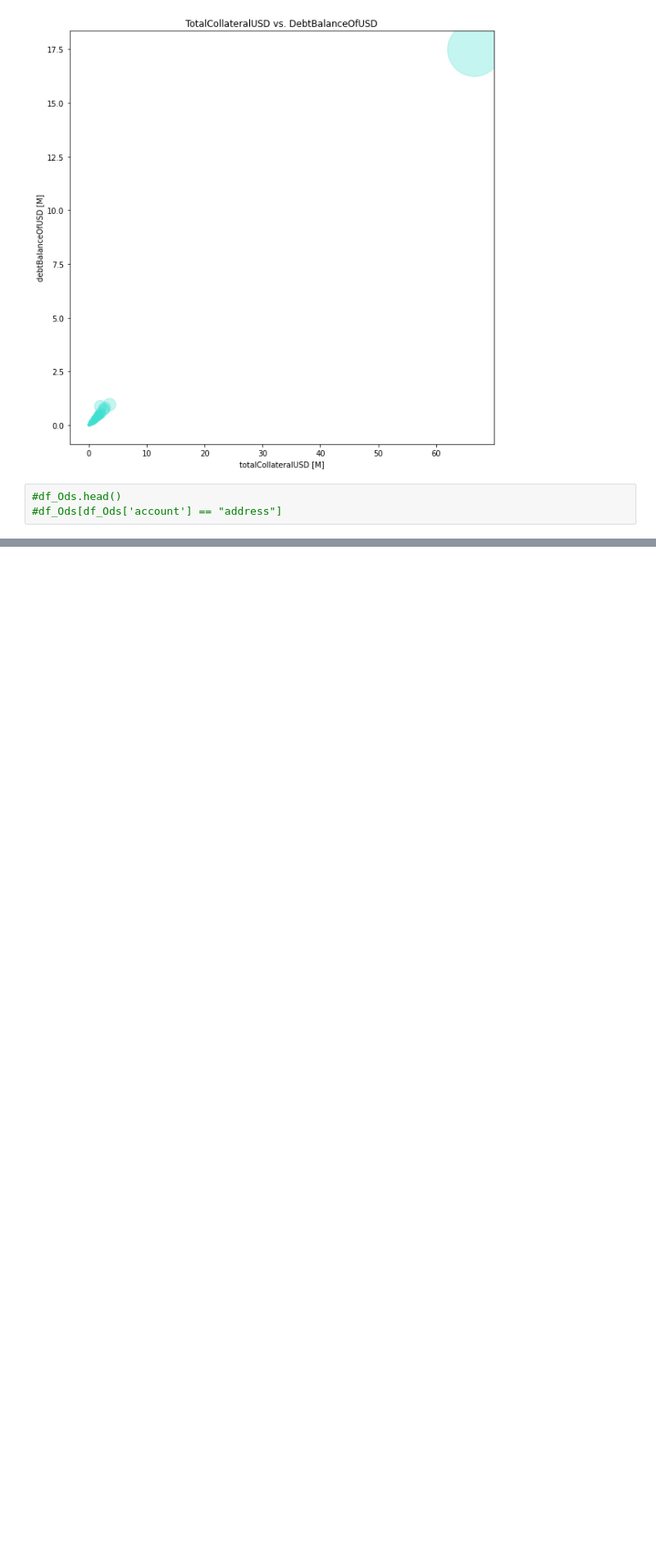
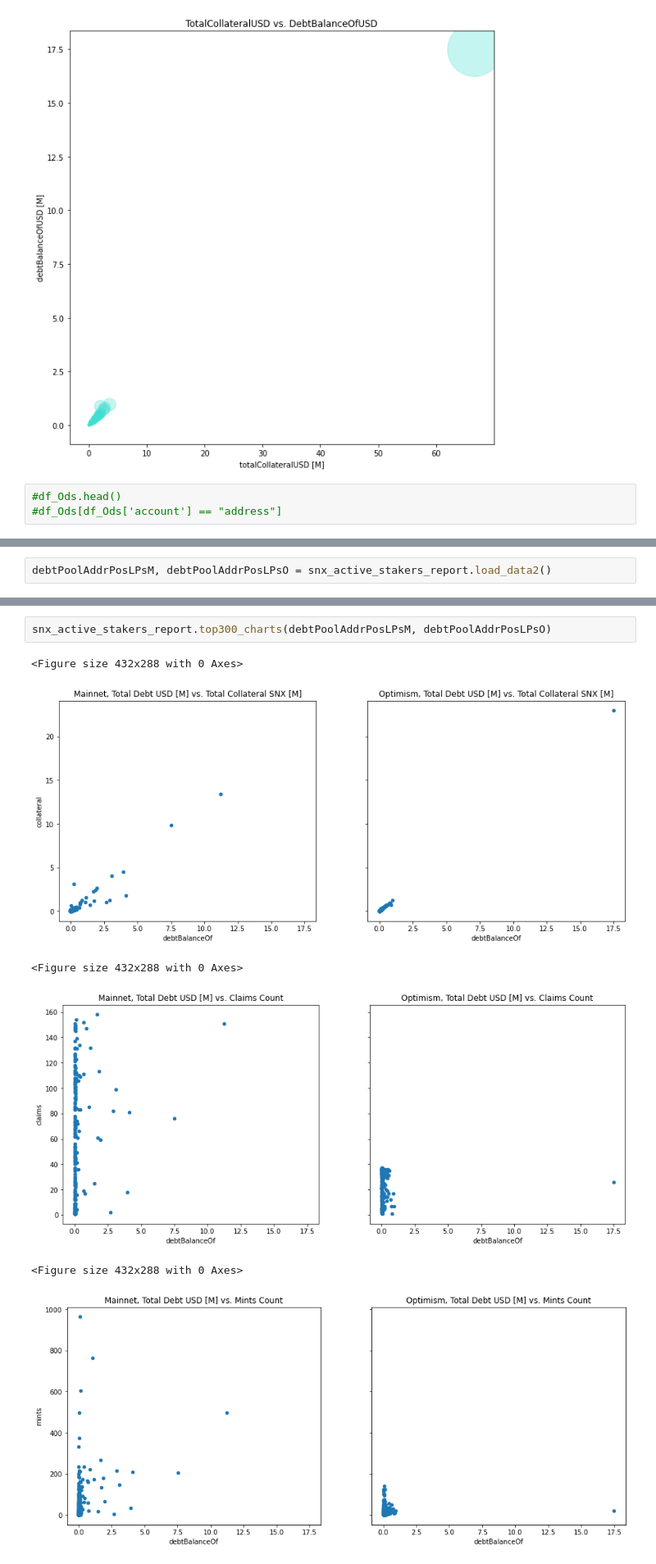
Before and after one commit to DariusPrzydzial/Synthetix-DebtPool-Risk, a Jupyter notebook: SNX Debt Pool Analysis.ipynb, the cells around one changed output, grey strips where cells are left out. Shown: that part at 82% size. Cells and saved outputs as stored; diff of their text form; blank space fills up the shorter version.

Commit message:
Part II
incl. cross-chains, Positions and LPs on top 300 debt addresses
full refresh of all data as of Aug 4

```diff
--- a/SNX Debt Pool Analysis.ipynb
+++ b/SNX Debt Pool Analysis.ipynb
@@ -183,0 +186,2 @@ snx_active_stakers_report.bubble_charts(df_Ods)
+# %%
+debtPoolAddrPosLPsM, debtPoolAddrPosLPsO = snx_active_stakers_report.load_data2()
@@ -183,0 +213,9 @@ snx_active_stakers_report.bubble_charts(df_Ods)
+# %%
+snx_active_stakers_report.top300_charts(debtPoolAddrPosLPsM, debtPoolAddrPosLPsO)
+# %% [output]
+<Figure size 432x288 with 0 Axes>
+[figure, added]
+<Figure size 432x288 with 0 Axes>
+[figure, added]
+<Figure size 432x288 with 0 Axes>
+[figure, added]
```
Also changed, not shown: parts of 4 cells of this notebook, 3 other files.
